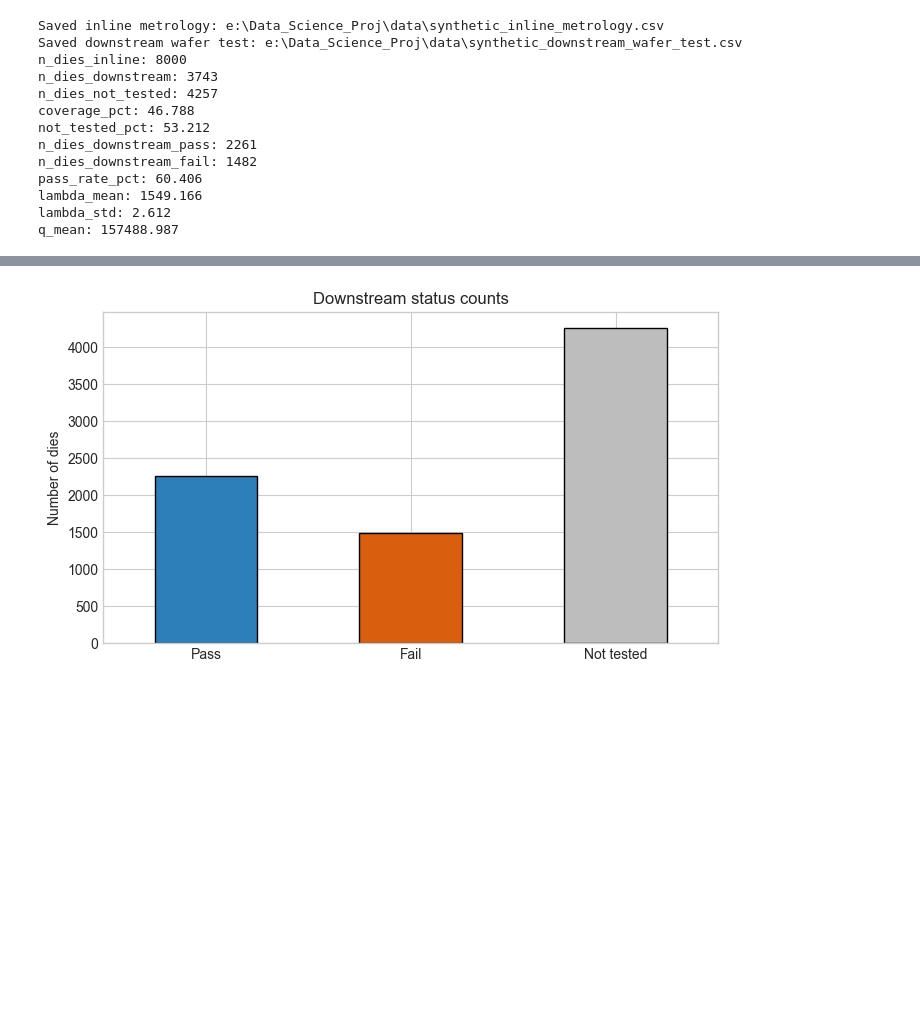
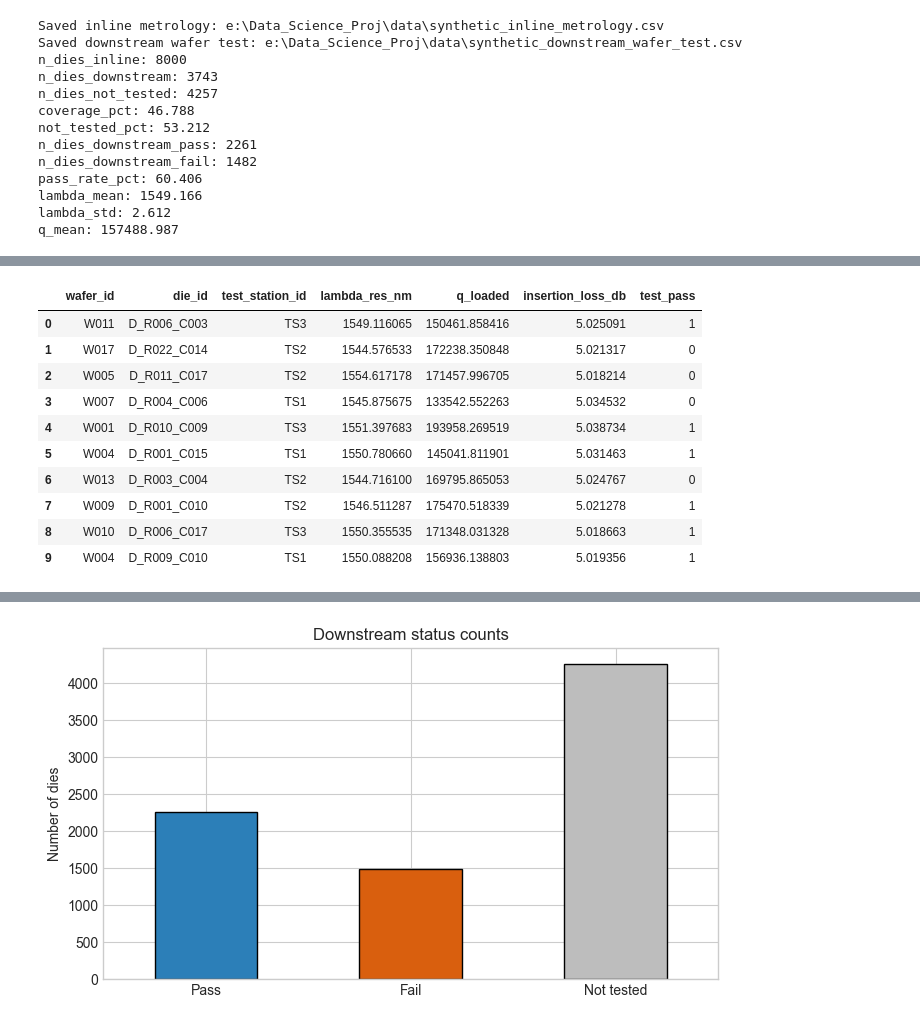
Before and after one commit to Spalding13/Silicon-Photonics-Microring-Performance-Prediction, a Jupyter notebook: notebooks/01_data_eda.ipynb, the cells around one changed output, grey strips where cells are left out. Drawn from its saved outputs; the diff is of its cells as text; code cells hidden in the pictures; blank space fills up the shorter version.

```diff
--- a/notebooks/01_data_eda.ipynb
+++ b/notebooks/01_data_eda.ipynb
@@ -135,0 +370,14 @@ display(df_downstream.head(3))
+# %%
+display(df_downstream.head(10))
+# %% [output]
+|  | wafer_id | die_id | test_station_id | lambda_res_nm | q_loaded | insertion_loss_db | test_pass |
+| 0 | W011 | D_R006_C003 | TS3 | 1549.116065 | 150461.858416 | 5.025091 | 1 |
+| 1 | W017 | D_R022_C014 | TS2 | 1544.576533 | 172238.350848 | 5.021317 | 0 |
+| 2 | W005 | D_R011_C017 | TS2 | 1554.617178 | 171457.996705 | 5.018214 | 0 |
+| 3 | W007 | D_R004_C006 | TS1 | 1545.875675 | 133542.552263 | 5.034532 | 0 |
+| 4 | W001 | D_R010_C009 | TS3 | 1551.397683 | 193958.269519 | 5.038734 | 1 |
+| 5 | W004 | D_R001_C015 | TS1 | 1550.780660 | 145041.811901 | 5.031463 | 1 |
+| 6 | W013 | D_R003_C004 | TS2 | 1544.716100 | 169795.865053 | 5.024767 | 0 |
+| 7 | W009 | D_R001_C010 | TS2 | 1546.511287 | 175470.518339 | 5.021278 | 1 |
+| 8 | W010 | D_R006_C017 | TS3 | 1550.355535 | 171348.031328 | 5.018663 | 1 |
+| 9 | W004 | D_R009_C010 | TS1 | 1550.088208 | 156936.138803 | 5.019356 | 1 |
```
Also changed, not shown: parts of 31 cells of this notebook.
